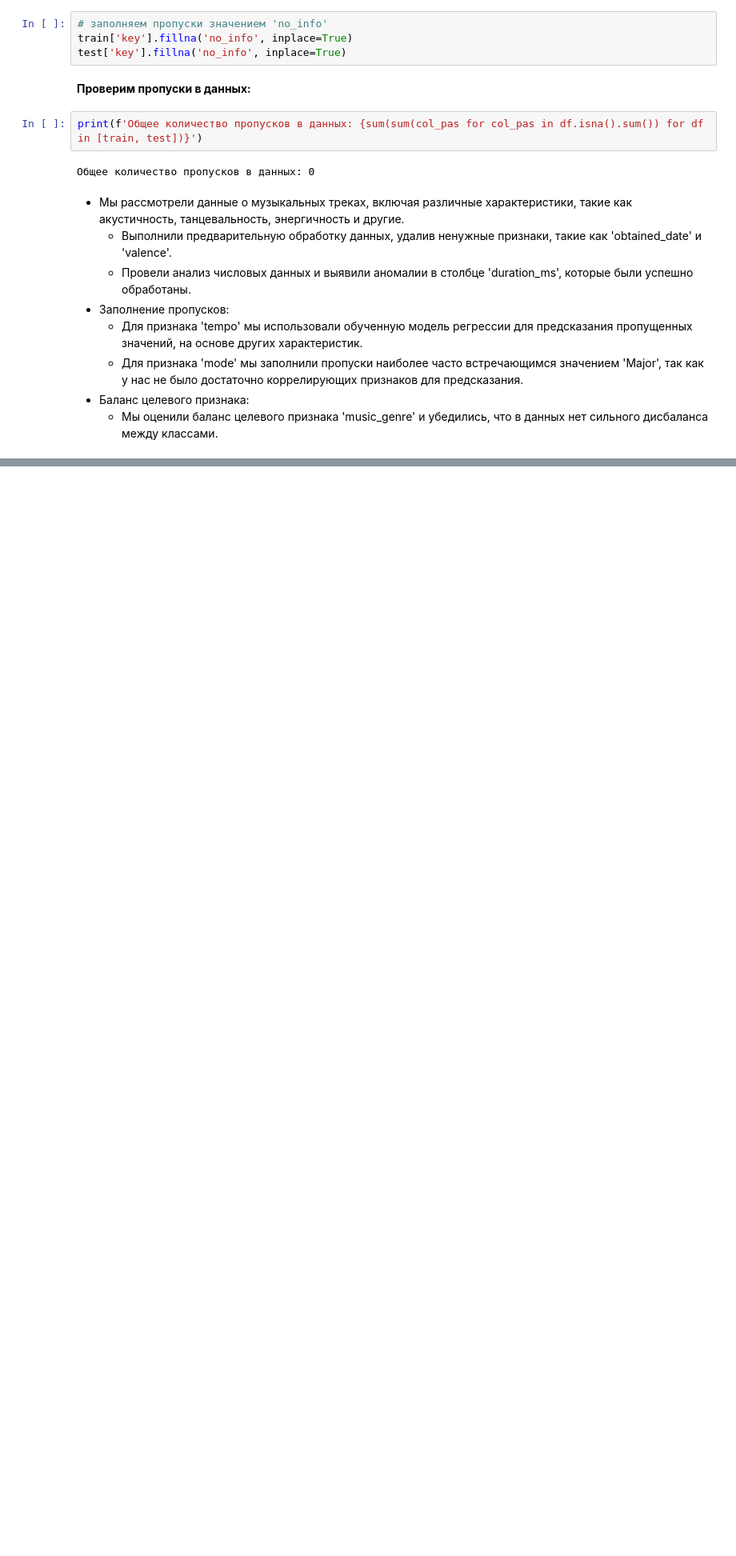
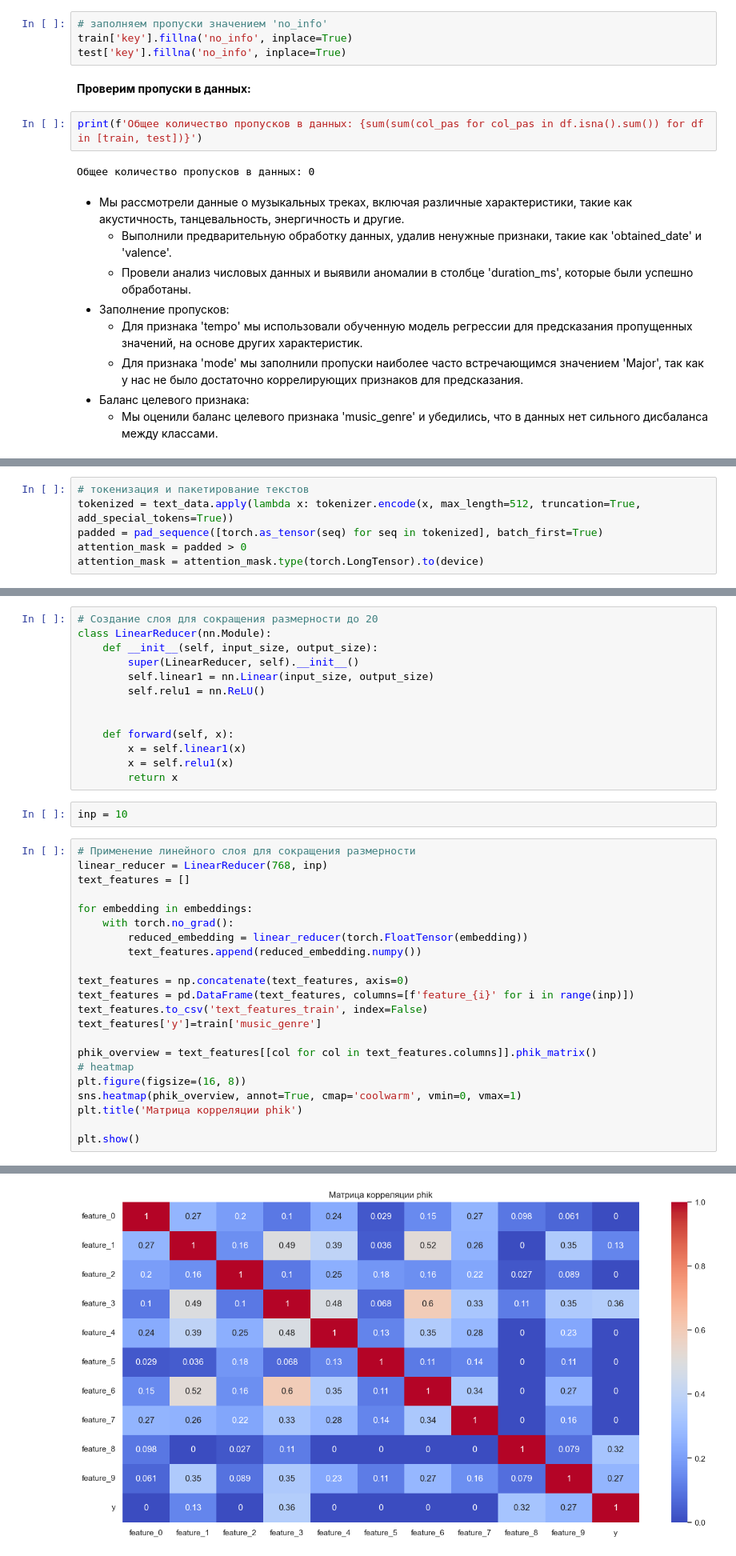
Before and after one commit to Denis-Mukhanov/music-genre-prediction, a Jupyter notebook: music_genre_prediction.ipynb, the cells around one changed output, grey strips where cells are left out. Shown at 80% size. Saved outputs shown, nothing was run; the diff lists cells and outputs as text; blank space fills up the shorter version.

```diff
--- a/music_genre_prediction.ipynb
+++ b/music_genre_prediction.ipynb
@@ -603,0 +712,6 @@ print(f'Общее количество пропусков в данных: {sum
+# %%
+# токенизация и пакетирование текстов
+tokenized = text_data.apply(lambda x: tokenizer.encode(x, max_length=512, truncation=True, add_special_tokens=True))
+padded = pad_sequence([torch.as_tensor(seq) for seq in tokenized], batch_first=True)
+attention_mask = padded > 0
+attention_mask = attention_mask.type(torch.LongTensor).to(device)
@@ -603,0 +732,38 @@ print(f'Общее количество пропусков в данных: {sum
+# %%
+# Создание слоя для сокращения размерности до 20
+class LinearReducer(nn.Module):
+    def __init__(self, input_size, output_size):
+        super(LinearReducer, self).__init__()
+        self.linear1 = nn.Linear(input_size, output_size)
+        self.relu1 = nn.ReLU()
+
+
+    def forward(self, x):
+        x = self.linear1(x)
+        x = self.relu1(x)
+        return x
+# %%
+inp = 10
+# %%
+# Применение линейного слоя для сокращения размерности
+linear_reducer = LinearReducer(768, inp)
+text_features = []
+
+for embedding in embeddings:
+    with torch.no_grad():
+        reduced_embedding = linear_reducer(torch.FloatTensor(embedding))
+        text_features.append(reduced_embedding.numpy())
+
+text_features = np.concatenate(text_features, axis=0)
+text_features = pd.DataFrame(text_features, columns=[f'feature_{i}' for i in range(inp)])
+text_features.to_csv('text_features_train', index=False)
+text_features['y']=train['music_genre']
+
+phik_overview = text_features[[col for col in text_features.columns]].phik_matrix()
+# heatmap
+plt.figure(figsize=(16, 8))
+sns.heatmap(phik_overview, annot=True, cmap='coolwarm', vmin=0, vmax=1)
+plt.title('Матрица корреляции phik')
+
+plt.show()
+# %% [output]
@@ -603,0 +771 @@ print(f'Общее количество пропусков в данных: {sum
+[figure, added]
```
Also changed, not shown: parts of 81 cells of this notebook, 3 other files.
